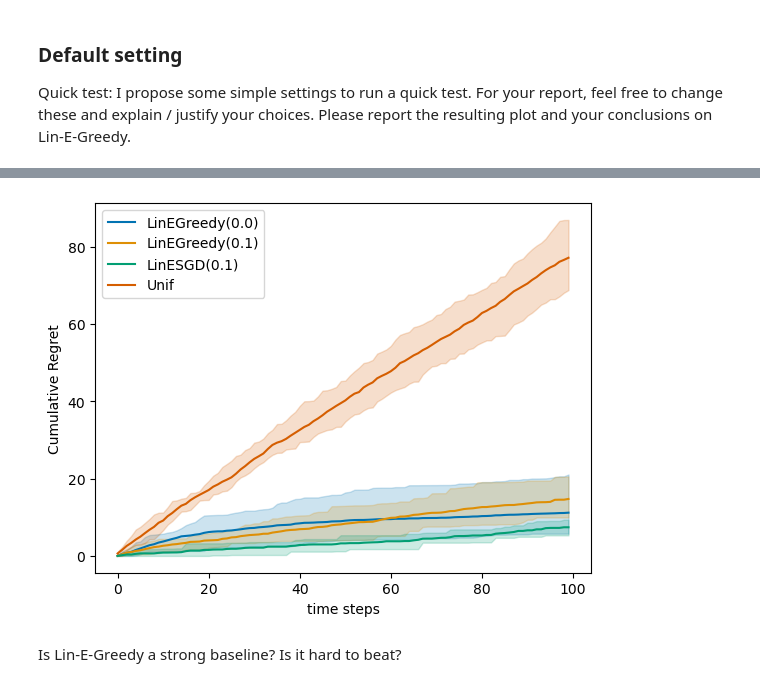
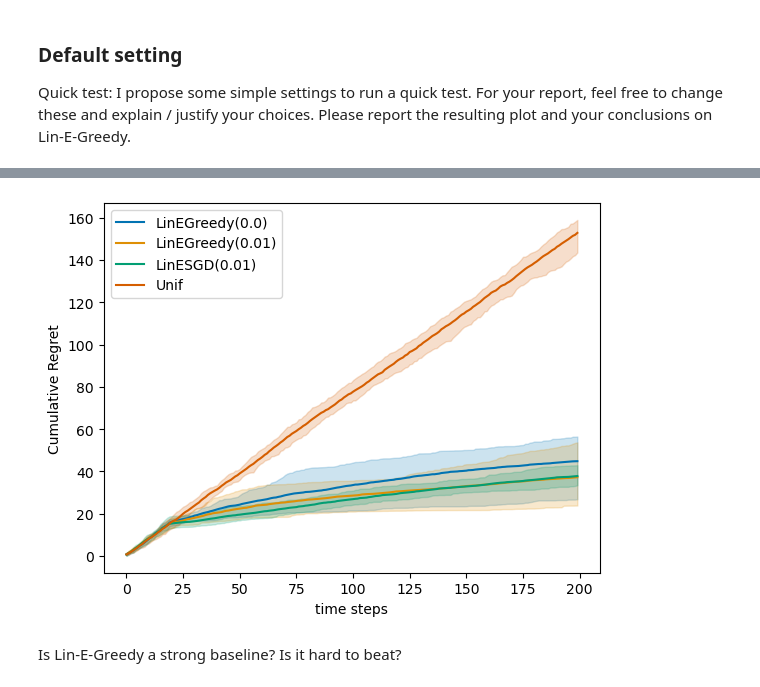
Before and after one commit to AugustinCablant/3A-class, a Jupyter notebook: Bandits/StochasticLinearBandits2024_companion_Gaetano_Augustin.ipynb, the cells around one changed output, grey strips where cells are left out. Drawn from its saved outputs; the diff is of its cells as text; code cells hidden in the pictures.

```diff
--- a/Bandits/StochasticLinearBandits2024_companion_Gaetano_Augustin.ipynb
+++ b/Bandits/StochasticLinearBandits2024_companion_Gaetano_Augustin.ipynb
@@ -370,19 +406,19 @@ env = LinearBandit(theta, K, var=sigma**2)
 # %%
-# policies
+# IID environment for all agents
+env = LinearBandit(theta, K, var = sigma**2, fixed_actions = None)
+uniform = LinUniform()
+e_greedy = LinEpsilonGreedy(d, lambda_reg = 1., eps = 0.01)
+e_greedy_SGD = LinEpsilonGreedy(d, lambda_reg = 1., eps = 0.01, SGD_Up = True)
+greedy = LinEpsilonGreedy(d, lambda_reg = 1., eps = 0.)
 
-uniform = LinUniform()
-e_greedy = LinEpsilonGreedy(d, lambda_reg = 1., eps = 0.1)
-e_greedy_SGD = LinEpsilonGreedy(d, lambda_reg = 1., eps = 0.1, SGD_Up = True)
-greedy = LinEpsilonGreedy(d, lambda_reg = 1., eps = 0.)
+exp = experiment(environment = env,
+                agents = [greedy, e_greedy, e_greedy_SGD, uniform],
+                Nmc = N,
+                T = T,
+                pseudo_regret = True)
+plot_regret(exp)
+# %% [output]
+[figure, added]
-# %%
-exp = experiment(environment = env,
-                agents = [greedy, e_greedy, e_greedy_SGD, uniform],
-                Nmc = N,
-                T = T,
-                pseudo_regret = True)
-plot_regret(exp)
-# %% [output]
-[figure, removed]
 # %% [markdown]
 Is Lin-E-Greedy a strong baseline? Is it hard to beat?
 # %% [markdown]
```
Also changed, not shown: parts of 7 cells of this notebook.
